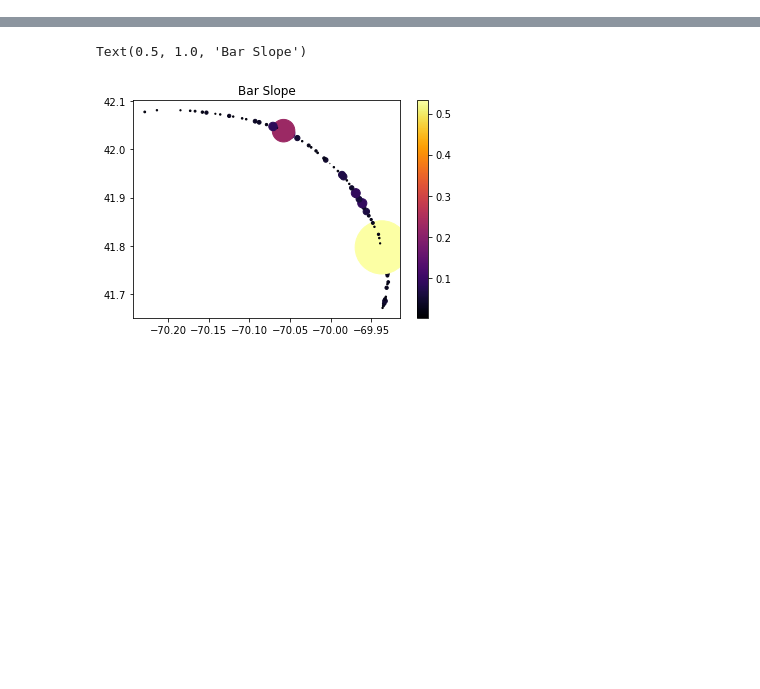
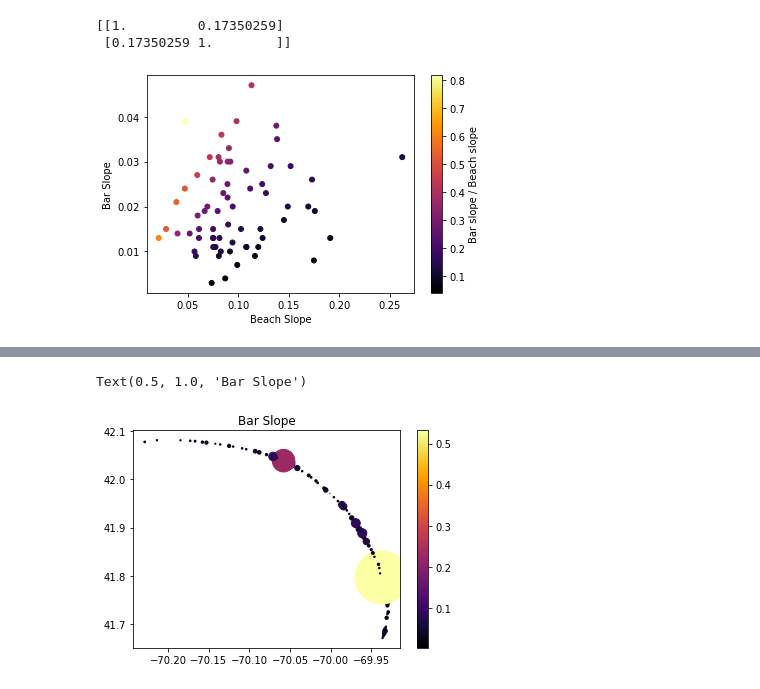
Before and after one commit to csherwood-usgs/runup, a Jupyter notebook: cc_profile_plots.ipynb, the cells around one changed output, grey strips where cells are left out. Saved outputs shown, nothing was run; the diff lists cells and outputs as text; code cells hidden in the pictures; blank space fills up the shorter version.

```diff
--- a/cc_profile_plots.ipynb
+++ b/cc_profile_plots.ipynb
@@ -48,0 +144,17 @@ dlx = df['dlx'].values.astype('float')
+# %%
+ok = np.argwhere(np.isfinite(bs1))
+np.shape([bslope[ok], bs1[ok]])
+cc = np.corrcoef(np.squeeze([bslope[ok], bs1[ok]]))
+print(cc)
+# %% [output]
+[[1.         0.17350259]
+ [0.17350259 1.        ]]
+# %%
+plt.scatter(bslope[ok],bs1[ok],s=25, c=bs1[ok]/bslope[ok],cmap='inferno')
+cbar = plt.colorbar()
+cbar.ax.set_ylabel('Bar slope / Beach slope', rotation=90)
+plt.xlabel('Beach Slope')
+plt.ylabel('Bar Slope')
+plt.savefig("C:/crs/proj/2022_Runup/beachslope_barslope_scatter.svg", dpi=200)
+# %% [output]
+[figure, added]
```
Also changed, not shown: parts of 6 cells of this notebook, 1 other file.
